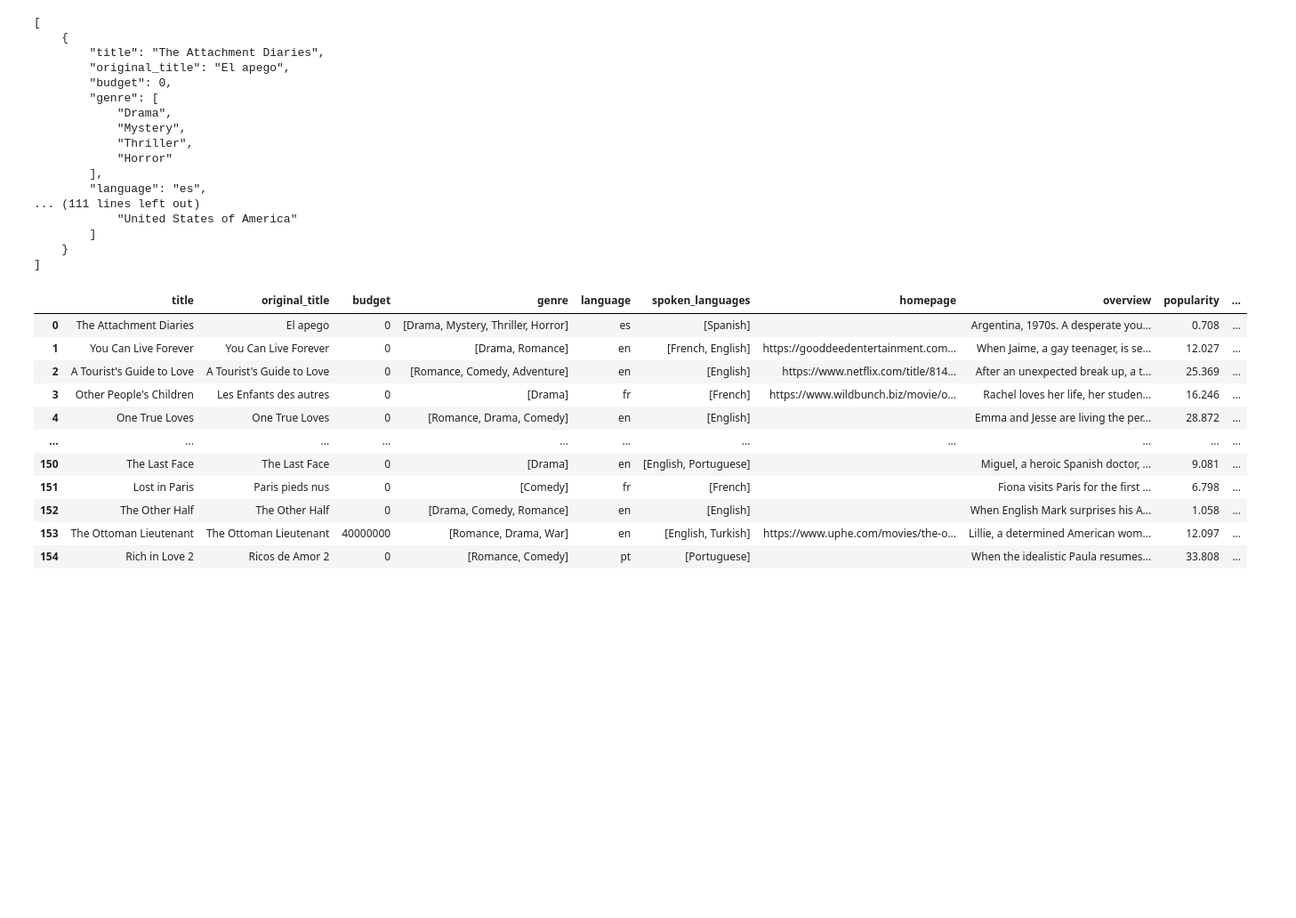
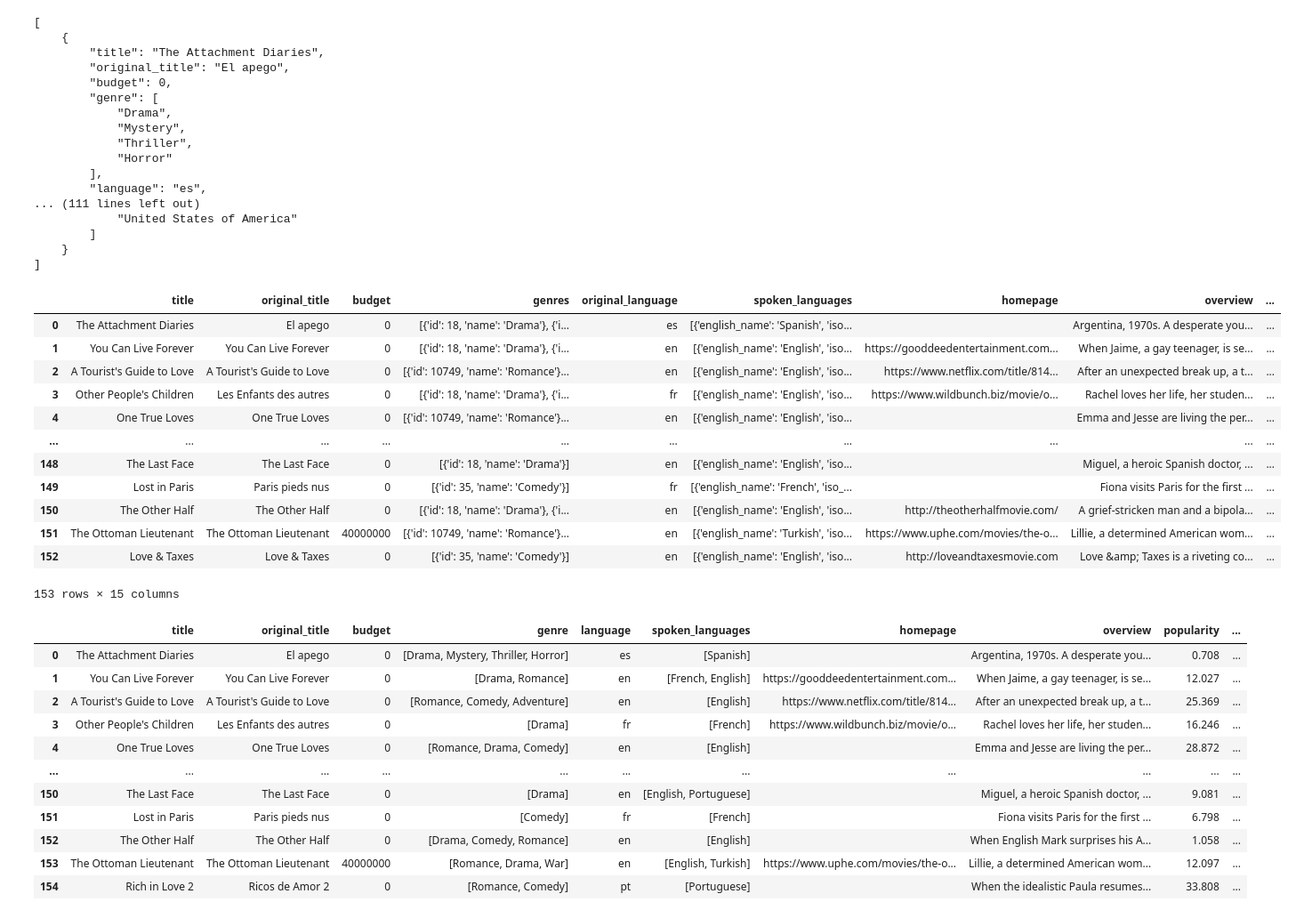
Before and after one commit to rajeevsd123/Cloned_repo, a Jupyter notebook: M6_Starter_Code/rajeev_retrieve_movie_data.ipynb, the cells around one changed output. Shown: that part at 89% size. Saved outputs shown, nothing was run; the diff lists cells and outputs as text; code cells hidden in the pictures; blank space fills up the shorter version.

```diff
--- a/M6_Starter_Code/rajeev_retrieve_movie_data.ipynb
+++ b/M6_Starter_Code/rajeev_retrieve_movie_data.ipynb
@@ -146,3 +182,19 @@ Checked page. No result on page number : 0
 | 198 | https://www.nytimes.com/2017/02/1... | A messed-up heroine is asked to c... | The New York Times | [{'name': 'subject', 'value': 'Mo... | 2017-02-16T21:45:50+0000 | 256 | Review: ‘Everybody Loves Somebody... | None | ... |
 | 199 | https://www.nytimes.com/2017/02/0... | This documentary profiles distinc... | The New York Times | [{'name': 'creative_works', 'valu... | 2017-02-09T16:21:39+0000 | 274 | Review: Cute Cats of ‘Kedi,’ Reki... | None | ... |
 200 rows × 17 columns
+# %%
+# Extract 'name' and 'value' from items in "keywords" column
+def extract_keywords(keyword_list):
+    extracted_keywords = ""
+    for item in keyword_list:
+        # Extract 'name' and 'value'
+        keyword = f"{item['name']}: {item['value']};"
+        # Append the keyword item to the extracted_keywords list
+        extracted_keywords += keyword
+    return extracted_keywords
+
+# Fix the "keywords" column by converting cells from a list to a string
+
+json_df['keywords'] = json_df['keywords'].apply(extract_keywords)
+# %%
+json_df['keywords'] = json_df['keywords'].apply(str)
@@ -172,3 +242,8 @@ def extract_keywords(keyword_list):
 | 198 | https://www.nytimes.com/2017/02/1... | A messed-up heroine is asked to c... | The New York Times | subject: Movies;creative_works: E... | 2017-02-16T21:45:50+0000 | 256 | Review: ‘Everybody Loves Somebody... | None | ... |
 | 199 | https://www.nytimes.com/2017/02/0... | This documentary profiles distinc... | The New York Times | creative_works: Kedi (Movie);subj... | 2017-02-09T16:21:39+0000 | 274 | Review: Cute Cats of ‘Kedi,’ Reki... | None | ... |
 200 rows × 17 columns
+# %%
+
+titles = json_df['title'].to_list()
+for title_item in titles:
+   print(title_item)
@@ -197,7 +290,11 @@ def extract_keywords(keyword_list):
 ### Access The Movie Database API
 # %%
 # Prepare The Movie Database query
-url = "https://api.themoviedb.org/3/search/movie?query="
-tmdb_key_string = "&api_key=" + tmdb_api_key
+#url = "https://api.themoviedb.org/3/search/movie?query="
+#tmdb_key_string = "&api_key=" + tmdb_api_key
+#tmdb_key_string = "&api_key=" + "1aa6d32f206e0d460fb9da911b4db70a"
+#print (tmdb_key_string)
+tmdb_api_key = "1aa6d32f206e0d460fb9da911b4db70a"
+base_url = "https://api.themoviedb.org/3"
 # %%
 # Create an empty list to store the results
@@ -284,6 +443,23 @@ Kedi,’ Rekindling a ‘Love of Life not found.
         ]
     }
 ]
+# %%
+json_movie_df=json_normalize(tmdb_movies_list)
+json_movie_df
+# %% [output]
+|  | title | original_title | budget | genres | original_language | spoken_languages | homepage | overview | ... |
+| 0 | The Attachment Diaries | El apego | 0 | [{'id': 18, 'name': 'Drama'}, {'i... | es | [{'english_name': 'Spanish', 'iso... |  | Argentina, 1970s. A desperate you... | ... |
+| 1 | You Can Live Forever | You Can Live Forever | 0 | [{'id': 18, 'name': 'Drama'}, {'i... | en | [{'english_name': 'English', 'iso... | https://gooddeedentertainment.com... | When Jaime, a gay teenager, is se... | ... |
+| 2 | A Tourist's Guide to Love | A Tourist's Guide to Love | 0 | [{'id': 10749, 'name': 'Romance'}... | en | [{'english_name': 'English', 'iso... | https://www.netflix.com/title/814... | After an unexpected break up, a t... | ... |
+| 3 | Other People's Children | Les Enfants des autres | 0 | [{'id': 18, 'name': 'Drama'}, {'i... | fr | [{'english_name': 'English', 'iso... | https://www.wildbunch.biz/movie/o... | Rachel loves her life, her studen... | ... |
+| 4 | One True Loves | One True Loves | 0 | [{'id': 10749, 'name': 'Romance'}... | en | [{'english_name': 'English', 'iso... |  | Emma and Jesse are living the per... | ... |
+| ... | ... | ... | ... | ... | ... | ... | ... | ... | ... |
+| 148 | The Last Face | The Last Face | 0 | [{'id': 18, 'name': 'Drama'}] | en | [{'english_name': 'English', 'iso... |  | Miguel, a heroic Spanish doctor, ... | ... |
+| 149 | Lost in Paris | Paris pieds nus | 0 | [{'id': 35, 'name': 'Comedy'}] | fr | [{'english_name': 'French', 'iso_... |  | Fiona visits Paris for the first ... | ... |
+| 150 | The Other Half | The Other Half | 0 | [{'id': 18, 'name': 'Drama'}, {'i... | en | [{'english_name': 'English', 'iso... | http://theotherhalfmovie.com/ | A grief-stricken man and a bipola... | ... |
+| 151 | The Ottoman Lieutenant | The Ottoman Lieutenant | 40000000 | [{'id': 10749, 'name': 'Romance'}... | en | [{'english_name': 'Turkish', 'iso... | https://www.uphe.com/movies/the-o... | Lillie, a determined American wom... | ... |
+| 152 | Love & Taxes | Love & Taxes | 0 | [{'id': 35, 'name': 'Comedy'}] | en | [{'english_name': 'English', 'iso... | http://loveandtaxesmovie.com | Love &amp; Taxes is a riveting co... | ... |
+153 rows × 15 columns
 # %%
 # Convert the results to a DataFrame
 # %% [output]
```
Also changed, not shown: parts of 13 cells of this notebook, 5 other files.
